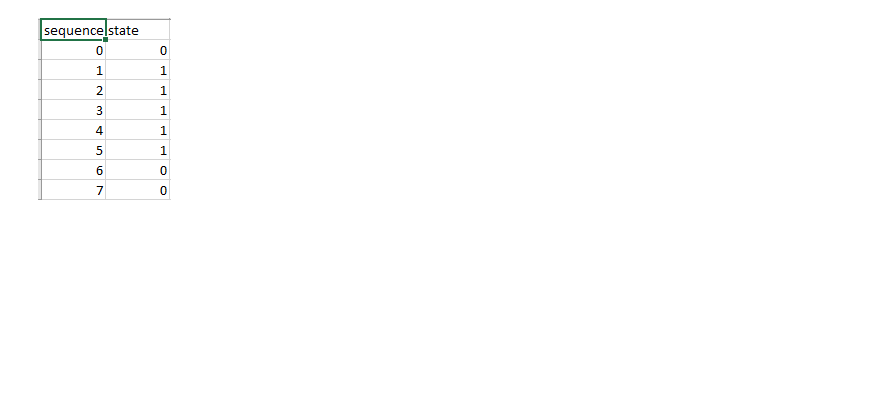
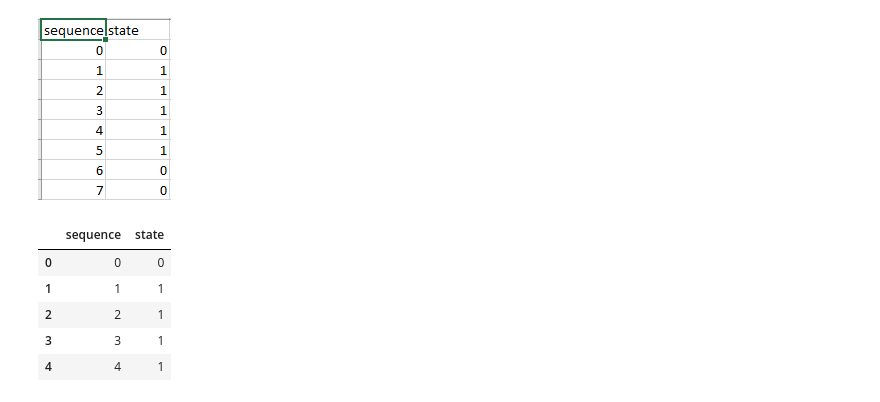
Before and after one commit to Abetelgeusian/ECE6420_FinalProject, a Jupyter notebook: ECE6420_FinalProject_WIP.ipynb, the cells around one changed output. Saved outputs shown, nothing was run; the diff lists cells and outputs as text; code cells hidden in the pictures; blank space fills up the shorter version.

```diff
--- a/ECE6420_FinalProject_WIP.ipynb
+++ b/ECE6420_FinalProject_WIP.ipynb
@@ -25,0 +52,10 @@ y_train = pd.read_csv("train_labels.csv")
+# %%
+y_train = pd.read_csv("train_labels.csv")
+y_train.head()
+# %% [output]
+|  | sequence | state |
+| 0 | 0 | 0 |
+| 1 | 1 | 1 |
+| 2 | 2 | 1 |
+| 3 | 3 | 1 |
+| 4 | 4 | 1 |
```
Also changed, not shown: parts of 9 cells of this notebook, 2 other files.
